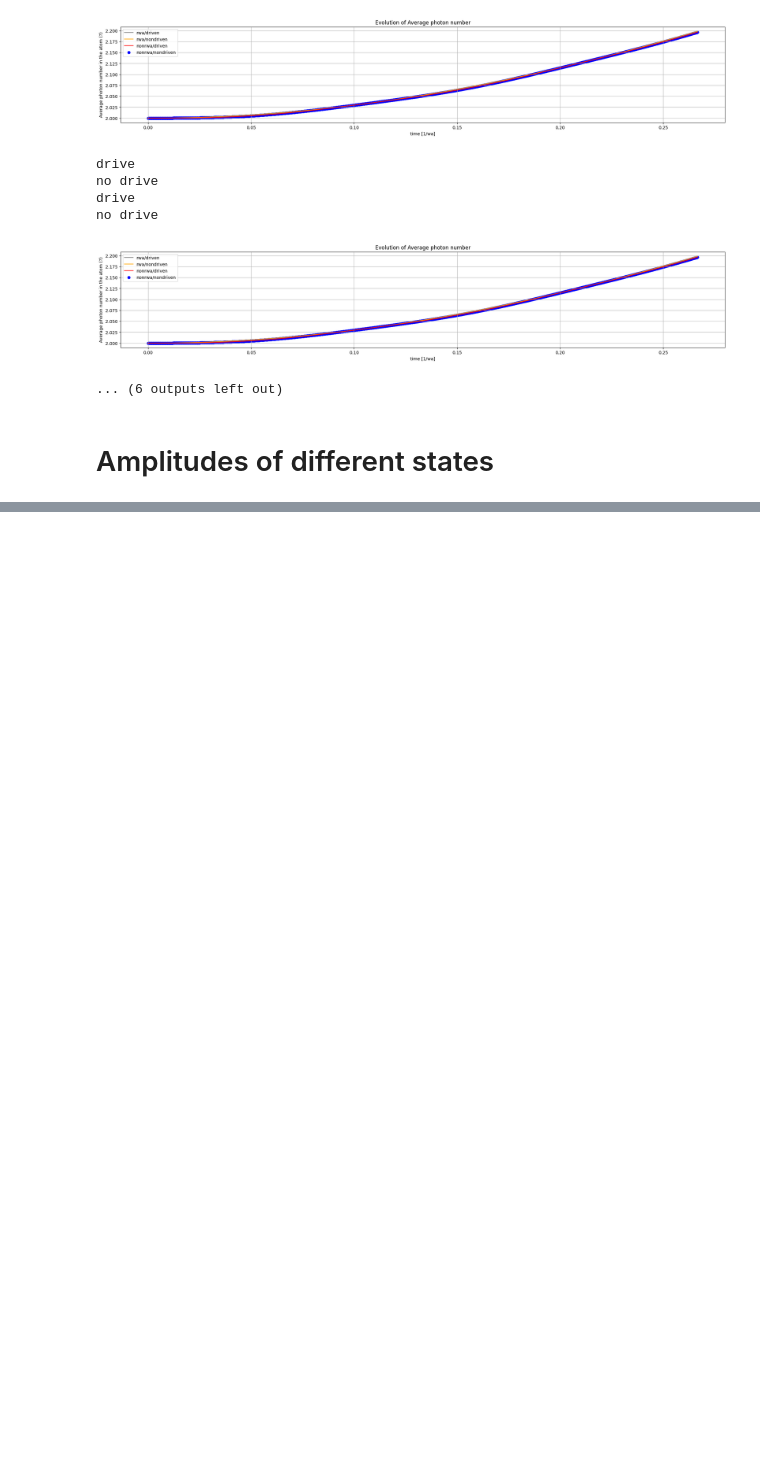
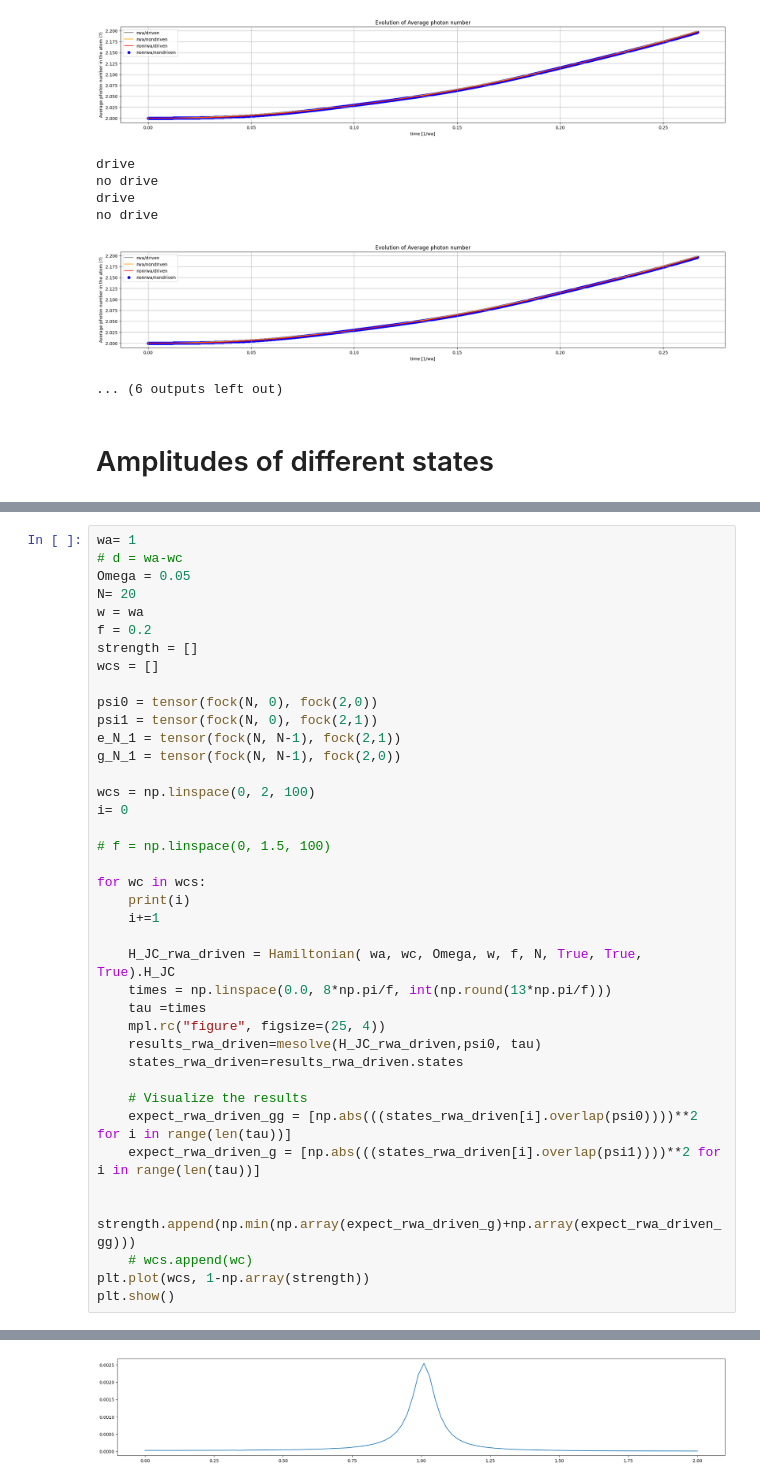
Before and after one commit to Pablo-The-Squirell/Simplest-JC-Model-E-state-Finder, a Jupyter notebook: Codes/Time_evolution.ipynb, the cells around one changed output, grey strips where cells are left out. Drawn from its saved outputs; the diff is of its cells as text; blank space fills up the shorter version.

```diff
--- a/Codes/Time_evolution.ipynb
+++ b/Codes/Time_evolution.ipynb
@@ -136 +137,41 @@ for f in [1.2]:
 ite
+# %%
+wa= 1
+# d = wa-wc
+Omega = 0.05
+N= 20
+w = wa
+f = 0.2
+strength = []
+wcs = []
+
+psi0 = tensor(fock(N, 0), fock(2,0))
+psi1 = tensor(fock(N, 0), fock(2,1))
+e_N_1 = tensor(fock(N, N-1), fock(2,1))
+g_N_1 = tensor(fock(N, N-1), fock(2,0))
+
+wcs = np.linspace(0, 2, 100)
+i= 0
+
+# f = np.linspace(0, 1.5, 100)
+
+for wc in wcs:
+    print(i)
+    i+=1
+
+    H_JC_rwa_driven = Hamiltonian( wa, wc, Omega, w, f, N, True, True, True).H_JC
+    times = np.linspace(0.0, 8*np.pi/f, int(np.round(13*np.pi/f)))
+    tau =times
+    mpl.rc("figure", figsize=(25, 4))
+    results_rwa_driven=mesolve(H_JC_rwa_driven,psi0, tau)
+    states_rwa_driven=results_rwa_driven.states
+
+    # Visualize the results
+    expect_rwa_driven_gg = [np.abs(((states_rwa_driven[i].overlap(psi0))))**2 for i in range(len(tau))]
+    expect_rwa_driven_g = [np.abs(((states_rwa_driven[i].overlap(psi1))))**2 for i in range(len(tau))]
+
+    strength.append(np.min(np.array(expect_rwa_driven_g)+np.array(expect_rwa_driven_gg)))
+    # wcs.append(wc)
+plt.plot(wcs, 1-np.array(strength))
+plt.show()
+# %% [output]
@@ -136,0 +195 @@ ite
+[figure, added]
```
Also changed, not shown: parts of 15 cells of this notebook, 2 other files.
